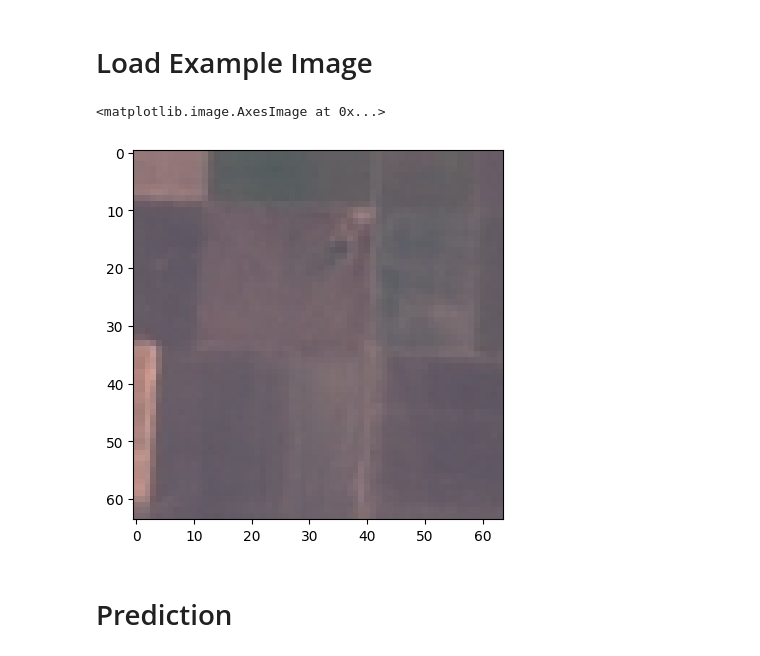
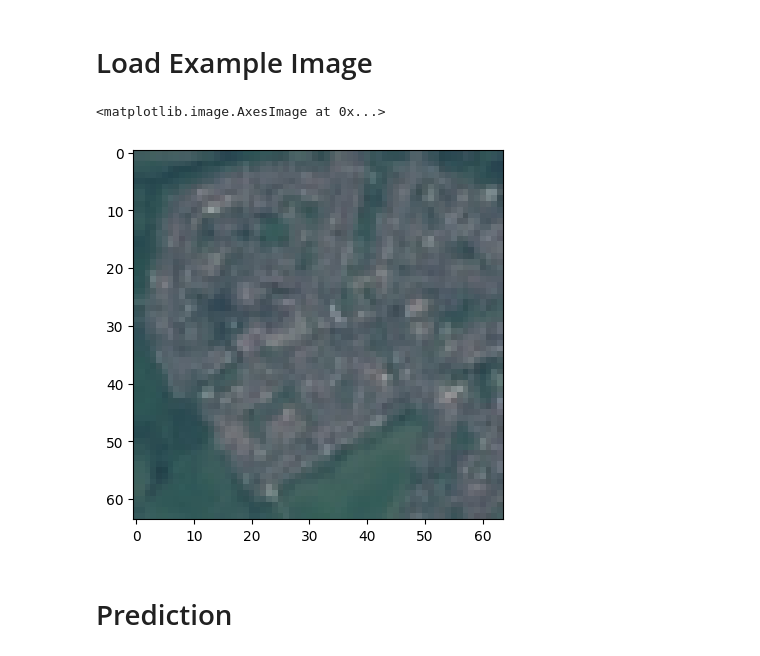
Before and after one commit to luandknguyen/cs450_euro_sat, a Jupyter notebook: ModelAnalysis.ipynb, the cells around one changed output. Saved outputs shown, nothing was run; the diff lists cells and outputs as text; code cells hidden in the pictures.

```diff
--- a/ModelAnalysis.ipynb
+++ b/ModelAnalysis.ipynb
@@ -18,12 +18,12 @@ unet.load_state_dict(torch.load("outputs/unet_state.pt")["model_state_dict"])
 # %% [markdown]
 # Load Example Image
 # %%
-img = PIL.Image.open("dataset/AnnualCrop_1.jpg")
+img = PIL.Image.open("dataset/Residential/Residential_4.jpg")
 size = img.size
 pyplot.imshow(img)
 # %% [output]
 <matplotlib.image.AxesImage at 0x...>
-[figure, old version]
+[figure, new version]
 # %% [markdown]
 # Prediction
 # %%
```
Also changed, not shown: parts of 5 cells of this notebook, 2 other files.
